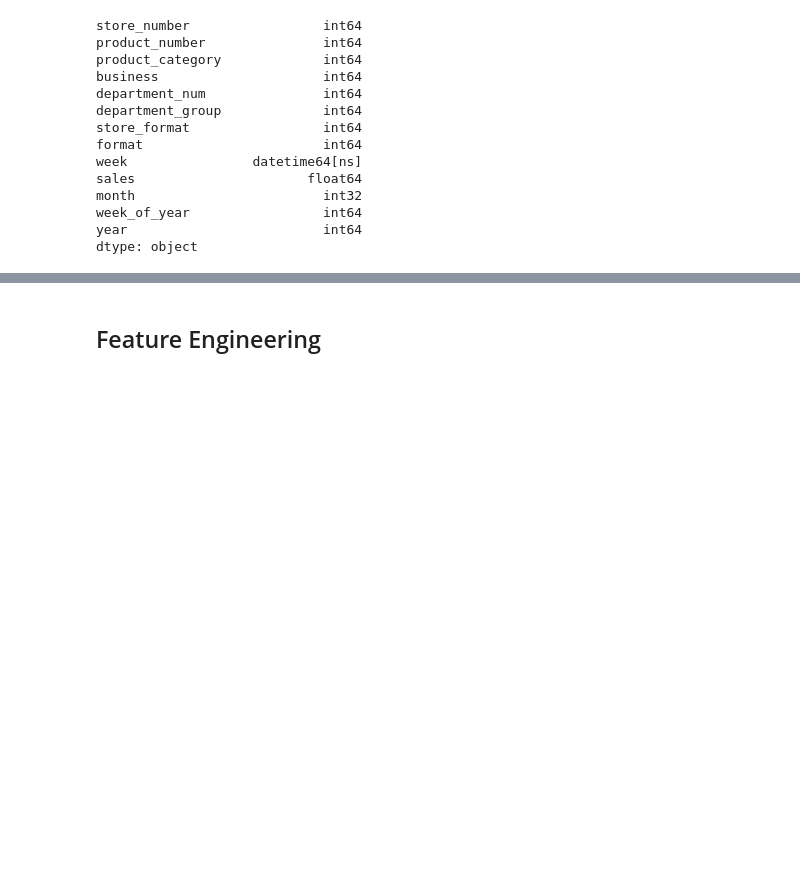
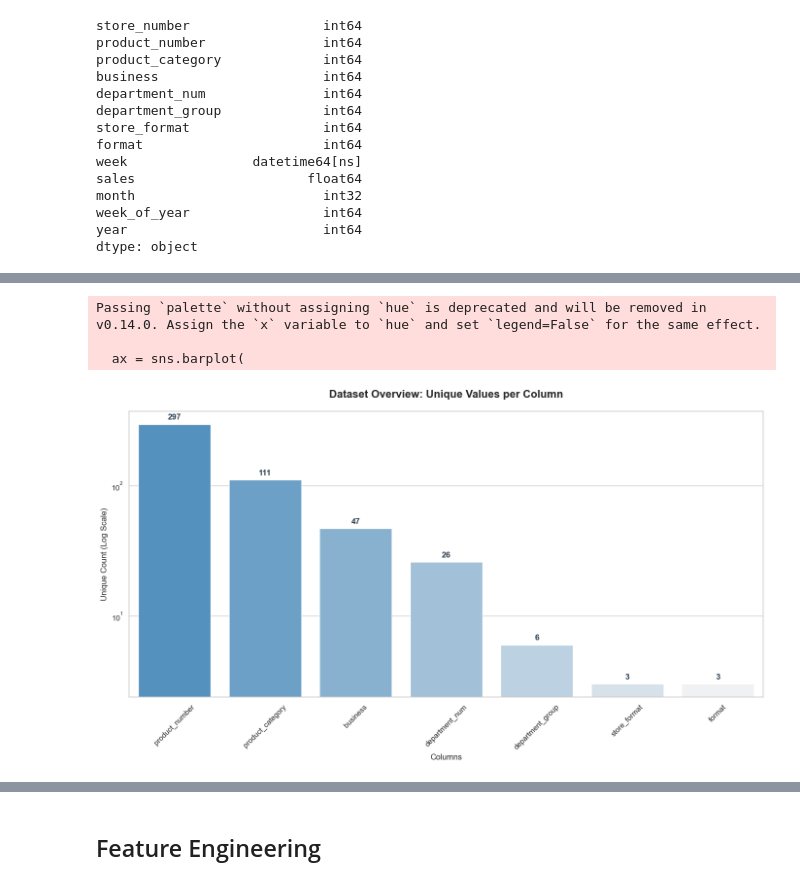
Before and after one commit to luisgrewe/StockSalesPrediction, a Jupyter notebook: salesprediction.ipynb, the cells around one changed output, grey strips where cells are left out. Saved outputs shown, nothing was run; the diff lists cells and outputs as text; code cells hidden in the pictures; blank space fills up the shorter version.

```diff
--- a/salesprediction.ipynb
+++ b/salesprediction.ipynb
@@ -88,0 +88,68 @@ plt.show()
+# %%
+def display_dataset_summary(df):
+    # Define the columns of interest
+    cols = [
+        'product_number', 'product_category', 'business',
+        'department_num', 'department_group', 'store_format', 'format'
+    ]
+
+    # Calculate unique counts and retrieve actual values
+    summary_data = []
+    for col in cols:
+        unique_vals = sorted(df[col].unique())
+        num_unique = len(unique_vals)
+        summary_data.append({'Dimension': col, 'Unique Count': num_unique})
+
+        # Print actual values (truncated if there are more than 20)
+        if num_unique <= 20:
+            print(f"{col} ({num_unique} values): {unique_vals}")
+        else:
+            print(f"{col} ({num_unique} values): {unique_vals[:10]} ... {unique_vals[-5:]}")
+
+    # Handle the 'week' column separately for the timeline
+    if 'week' in df.columns:
+        print(f"\nTimeline (week):")
+        print(f"  Min Date: {df['week'].min()}")
+        print(f"  Max Date: {df['week'].max()}")
+
+    # Prepare the data for plotting
+    summary_df = pd.DataFrame(summary_data).sort_values('Unique Count', ascending=False)
+
+    plt.figure(figsize=(14, 8))
+    sns.set_theme(style="whitegrid")
+
+    # Create a gradient palette based on your specific blue tone (#4293D0)
+    custom_palette = sns.light_palette("#4293D0", n_colors=len(summary_df), reverse=True)
+
+    # Create the barplot using the custom blue palette
+    ax = sns.barplot(
+        x='Dimension',
+        y='Unique Count',
+        data=summary_df,
+        palette=custom_palette
+    )
+
+    # Apply log scale for the y-axis (useful for comparing small vs large counts)
+    plt.yscale('log')
+
+    # Add data labels on top of the bars
+    for p in ax.patches:
+        height = p.get_height()
+        ax.annotate(f'{int(height)}',
+                    (p.get_x() + p.get_width() / 2., height),
+                    ha='center', va='center',
+                    xytext=(0, 10),
+                    textcoords='offset points',
+                    fontsize=12, fontweight='bold', color='#2c3e50')
+
+    # Formatting the chart
+    plt.title('Dataset Overview: Unique Values per Column', fontsize=16, fontweight='bold', pad=20)
+    plt.ylabel('Unique Count (Log Scale)', fontsize=12)
+    plt.xlabel('Columns', fontsize=12)
+    plt.xticks(rotation=45)
+
+    plt.tight_layout()
+    plt.show()
+
+display_dataset_summary(X_train_preprocessed)
+# %% [output]
@@ -89,3 +167,7 @@ plt.show()
+Passing `palette` without assigning `hue` is deprecated and will be removed in v0.14.0. Assign the `x` variable to `hue` and set `legend=False` for the same effect.
+
+  ax = sns.barplot(
+[figure, added]
 # %%
 store_total_variety = X_train_preprocessed[X_train_preprocessed['sales'] > 0].groupby('store_number')['product_number'].nunique().sort_values(ascending=False).reset_index()
 store_total_variety.columns = ['store_number', 'total_unique_products']
```
Also changed, not shown: parts of 20 cells of this notebook, 10 other files.
